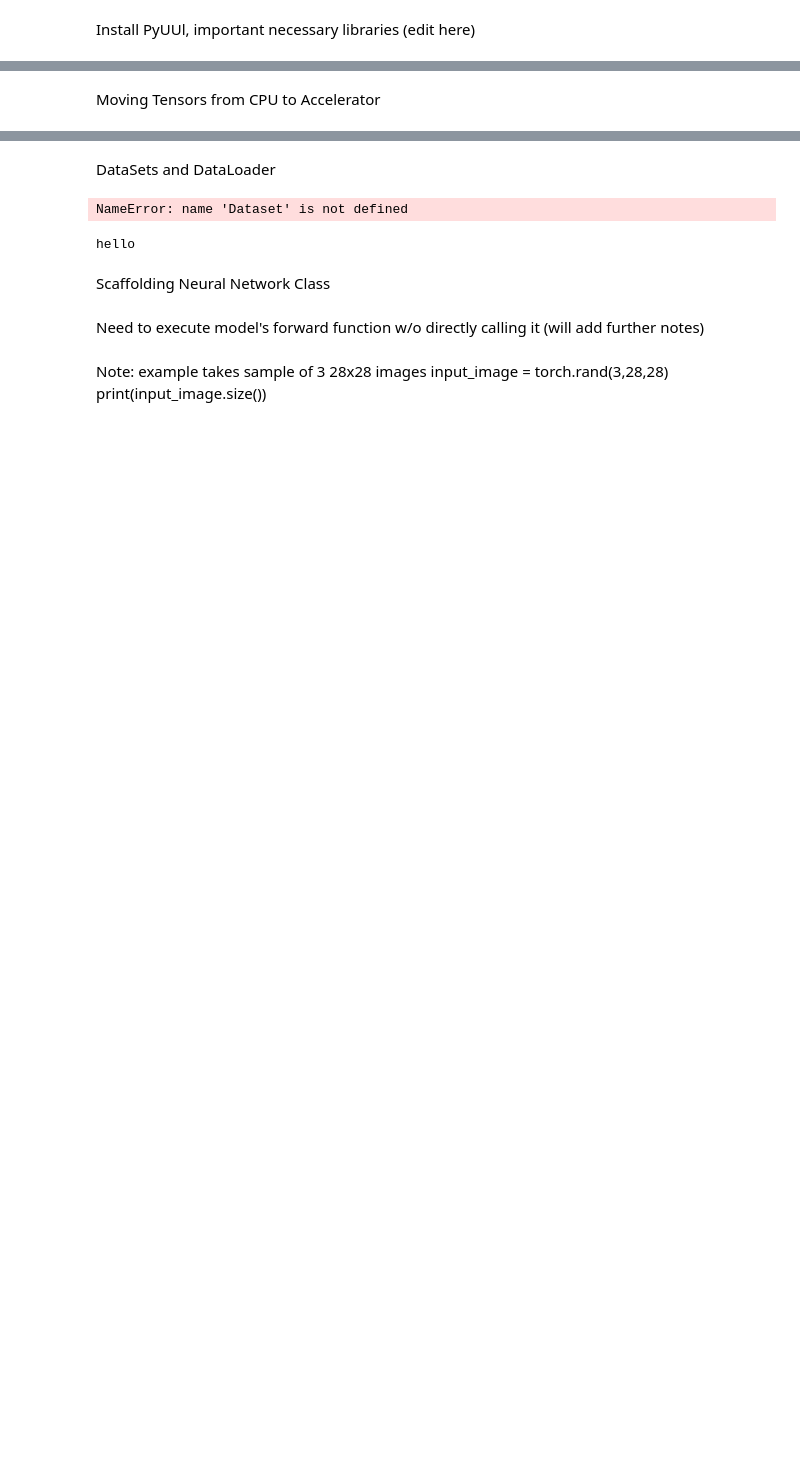
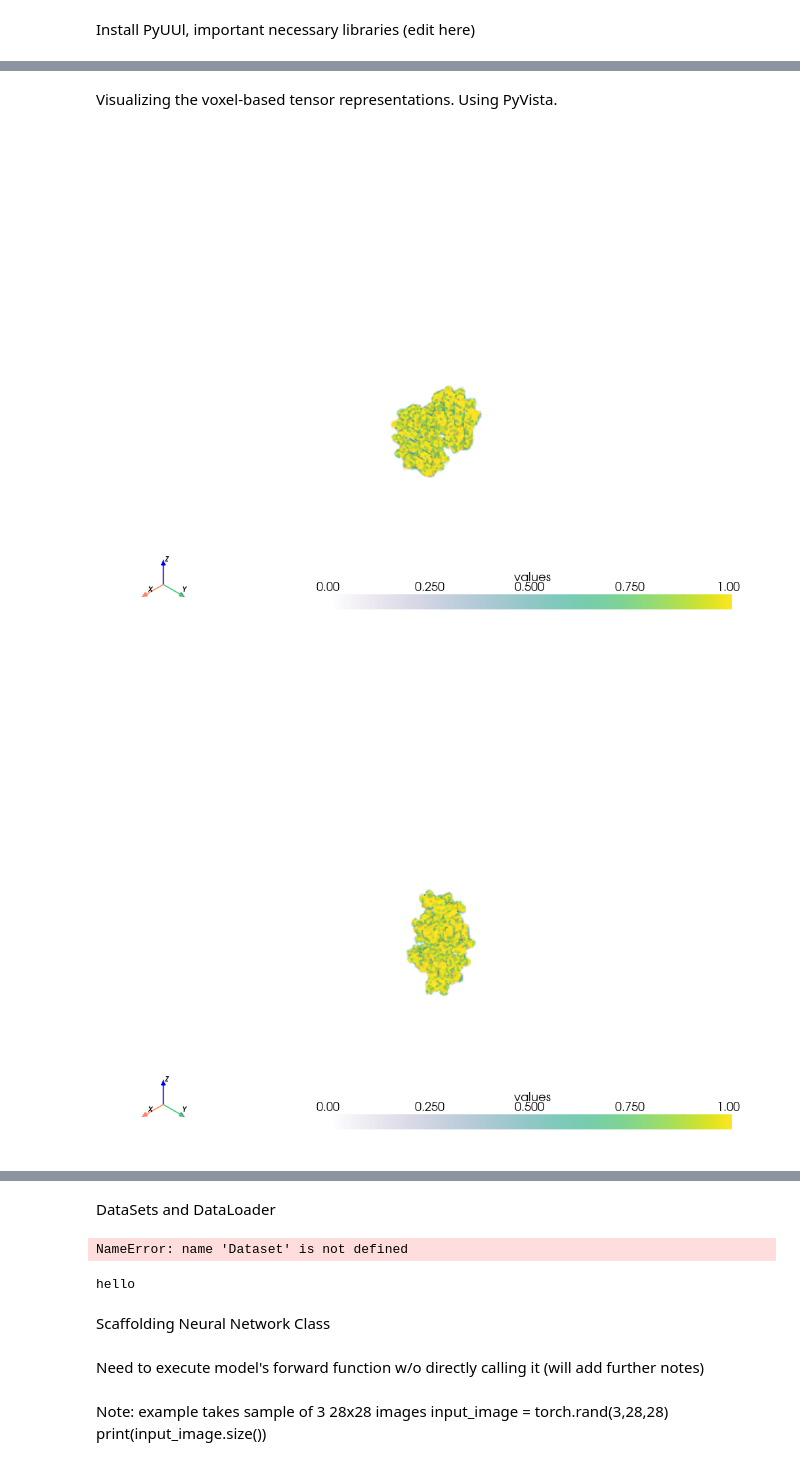
Before and after one commit to EdibleHerald/Learning-Quantum-Hamiltonians-from-Protein-Structure, a Jupyter notebook: file.ipynb, the cells around one changed output, grey strips where cells are left out. Cells and saved outputs as stored; diff of their text form; code cells hidden in the pictures; blank space fills up the shorter version.

Commit message:
Added visualization for-loop for each protein structure using PyVista

```diff
--- a/file.ipynb
+++ b/file.ipynb
@@ -23,12 +25,12 @@ def Voxelize(file_path:str): # - Takes in PDB in as an argument (or uses file pa
 
 
     # Grab information needed for voxel object
-    coords, atname = utils.parsePDB('exampleStructures/') # get coordinates and atom names
+    coords, atname = utils.parsePDB(file_path) # get coordinates and atom names
     atoms_channel = utils.atomlistToChannels(atname) # calculates the corresponding channel of each atom
     radius = utils.atomlistToRadius(atname) # calculates the radius of each atom
 
     # Calculate padding needed for each dimensions
-    pad_sequence(coords,batch_first=True)
+    # pad_sequence(coords,batch_first=True)
 
     # ISSUE:
     #   *Supposedly* I need to center coordinates of each protein.
@@ -37,12 +39,20 @@ def Voxelize(file_path:str): # - Takes in PDB in as an argument (or uses file pa
 
     # Create VoxelsObject to create a voxel representation
     device = "cpu" # runs the volumes on CPU, use "cuda" for hardware
+
     VoxelsObject = VolumeMaker.Voxels(device=device,sparse=True)
 
     # Move everything to the right device
     coords = coords.to(device)
     radius = radius.to(device)
     atoms_channel = atoms_channel.to(device)
+
+    # We move our tensor to the current accelerator if available
+    # if torch.accelerator.is_available():
+    #     VoxelsObject = VolumeMaker.Voxels(device=torch.accelerator.current_accelerator(),sparse=True)
+    #     coords = coords.to(torch.accelerator.current_accelerator())
+    #     radius = radius.to(torch.accelerator.current_accelerator())
+    #     atoms_channel = atoms_channel.to(torch.accelerator.current_accelerator())
 
     # Make Voxel representation
     VoxelRepresentation = VoxelsObject(coords, radius, atoms_channel,resolution=1)
@@ -52,5 +62,7 @@ def Voxelize(file_path:str): # - Takes in PDB in as an argument (or uses file pa
 
 file_path = "Sample_Proteins/"
 voxel_rep = Voxelize(file_path)
+# voxel_rep.to("cpu")
 print(voxel_rep.size())
+print(voxel_rep)
 # %% [output]
@@ -58,2 +77,0 @@ torch.Size([3, 5, 115, 146, 226])
-# %% [markdown]
-Moving Tensors from CPU to Accelerator
@@ -63,0 +78,14 @@ Moving Tensors from CPU to Accelerator
+# %% [markdown]
+Visualizing the voxel-based tensor representations. Using PyVista.
+# %%
+# [batch_size, channels, Depth, Height, Width]
+for i in range(voxel_rep.shape[0]):
+    protein = voxel_rep[i]
+    protein = protein.coalesce().to_dense().max(axis=0).values
+
+    array = protein.numpy()
+    grid = pv.wrap(array) # Automatically recognizes as a dataset
+    grid.plot(jupyter_backend="static",volume=True)
+# %% [output]
+[figure, added]
+[figure, added]
```
Also changed, not shown: parts of 4 cells of this notebook.
